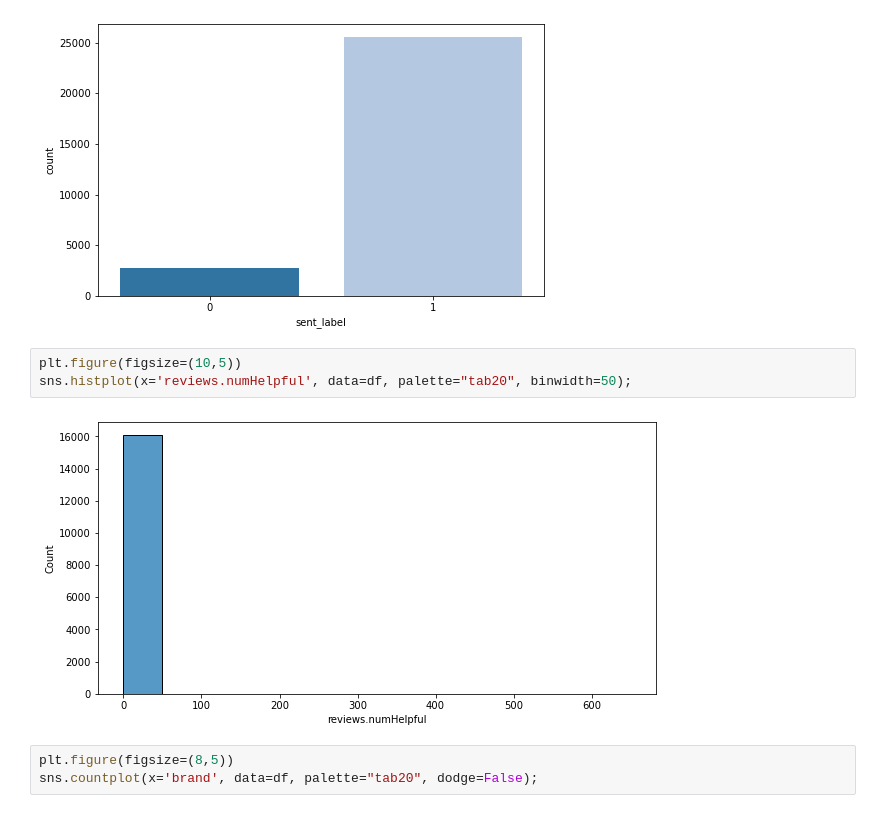
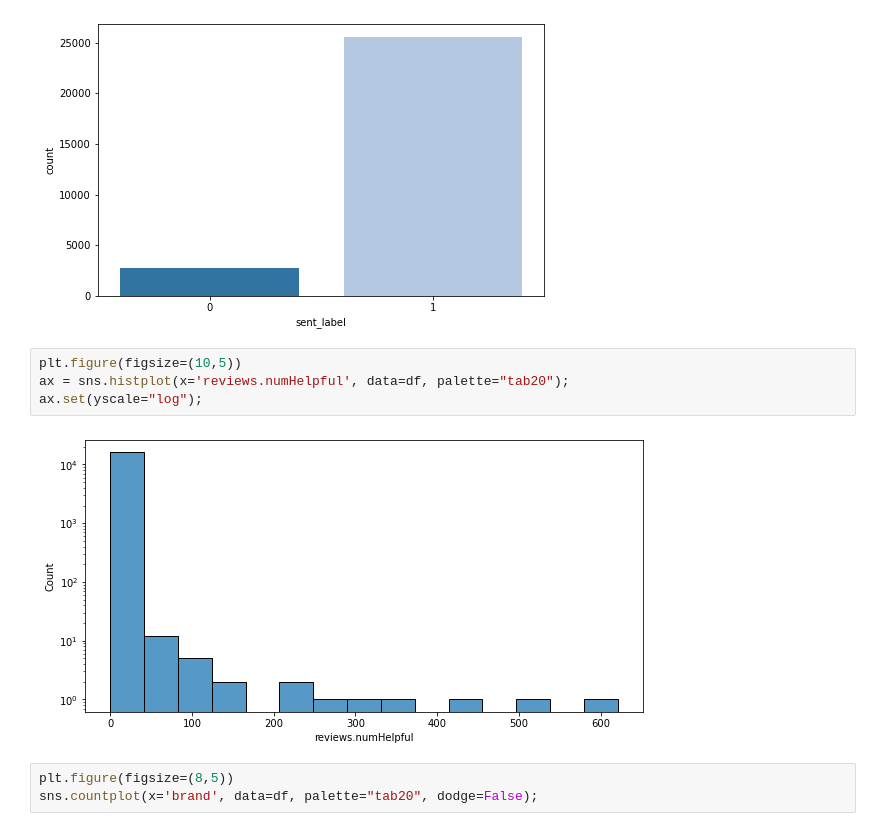
Before and after one commit to broepke/DATA110, a Jupyter notebook: Week 10/DATA110-Week10-broepke.ipynb, the cells around one changed output. Saved outputs shown, nothing was run; the diff lists cells and outputs as text.

```diff
--- a/Week 10/DATA110-Week10-broepke.ipynb
+++ b/Week 10/DATA110-Week10-broepke.ipynb
@@ -262,9 +269,10 @@ sns.countplot(x='sent_label', data=df, palette="tab20", dodge=False);
 [figure]
 # %%
 plt.figure(figsize=(10,5))
-sns.histplot(x='reviews.numHelpful', data=df, palette="tab20", binwidth=50);
+ax = sns.histplot(x='reviews.numHelpful', data=df, palette="tab20");
+ax.set(yscale="log");
 # %% [output]
-[figure, old version]
+[figure, new version]
 # %%
 plt.figure(figsize=(8,5))
 sns.countplot(x='brand', data=df, palette="tab20", dodge=False);
```
Also changed, not shown: parts of 29 cells of this notebook, 1 other file.
